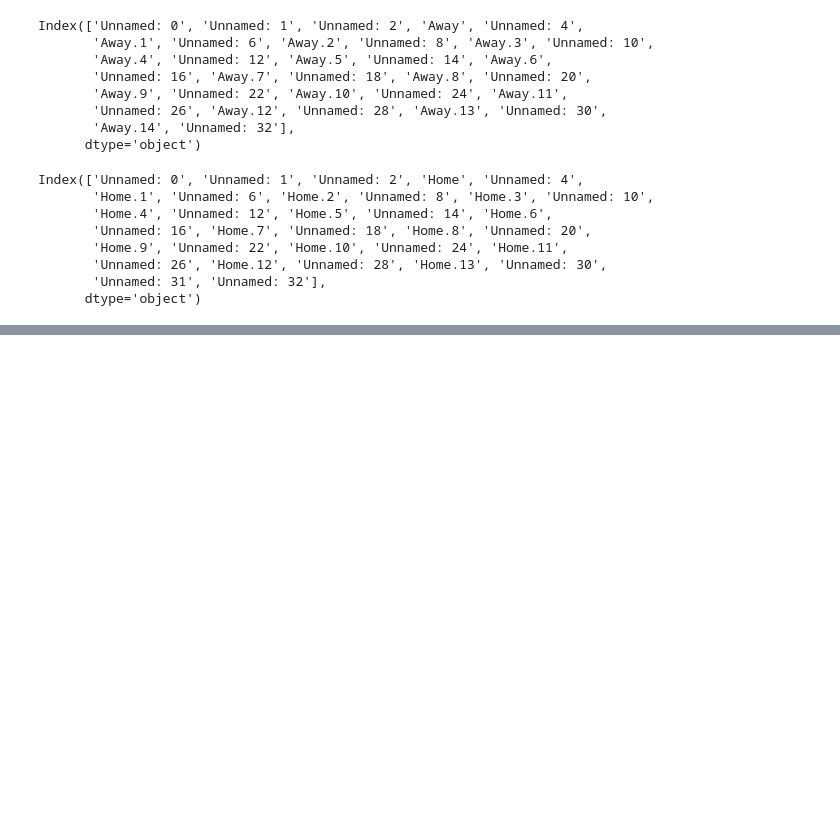
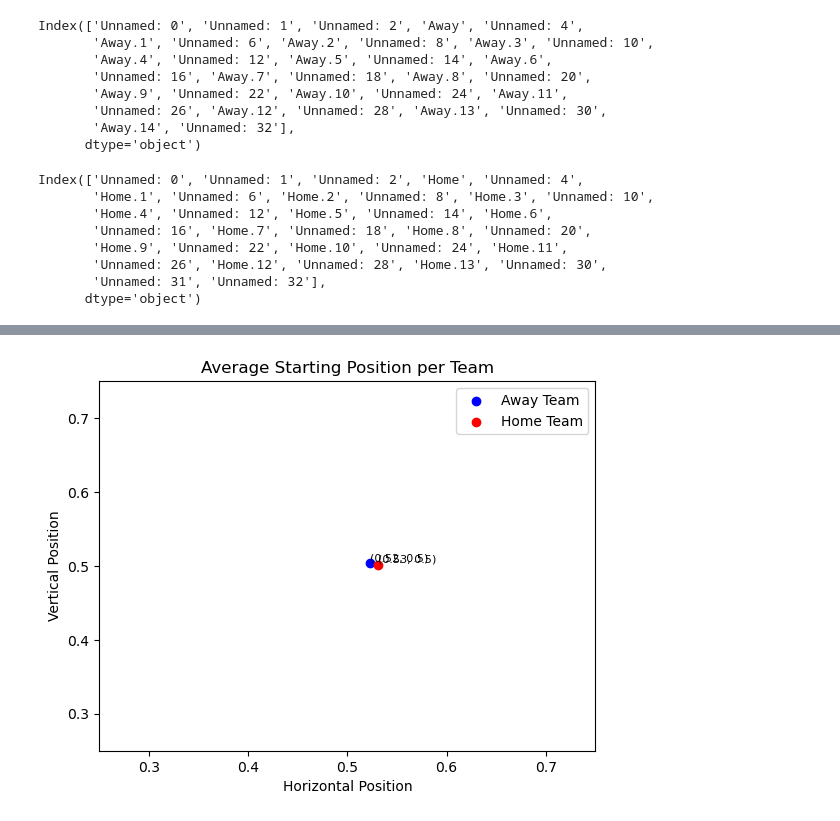
Before and after one commit to lnyousif/Football101, a Jupyter notebook: Sean Notebook.ipynb, the cells around one changed output, grey strips where cells are left out. Saved outputs shown, nothing was run; the diff lists cells and outputs as text; code cells hidden in the pictures; blank space fills up the shorter version.

```diff
--- a/Sean Notebook.ipynb
+++ b/Sean Notebook.ipynb
@@ -139,0 +162,25 @@ Index(['Unnamed: 0', 'Unnamed: 1', 'Unnamed: 2', 'Home', 'Unnamed: 4',
+# %%
+# Create a scatter plot
+plt.scatter(startx_avg_away, starty_avg_away, label='Away Team', color='blue', marker='o')
+plt.scatter(startx_avg_home, starty_avg_home, label='Home Team', color='red', marker='o')
+
+# Set labels and title
+plt.xlabel('Horizontal Position')
+plt.ylabel('Vertical Position')
+plt.title('Average Starting Position per Team')
+
+# Add values as text annotations for each data point
+for x, y in zip(x_values, y_values):
+    plt.text(x, y, f'({round(x, 2)}, {round(y, 2)})', fontsize=8, ha='left', va='bottom', color='black')
+
+# Set axis boundaries
+plt.xlim(0.25,0.75)
+plt.ylim(0.25,0.75)
+
+# Display a legend
+plt.legend()
+
+# Show the plot
+plt.show()
+# %% [output]
+[figure, added]
```
Also changed, not shown: parts of 17 cells of this notebook.
